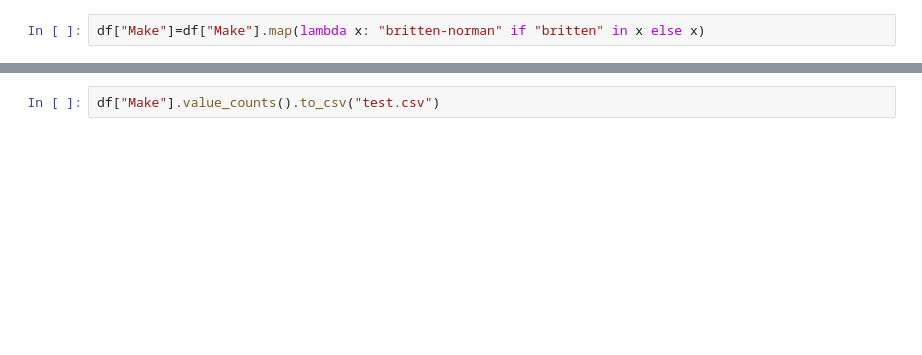
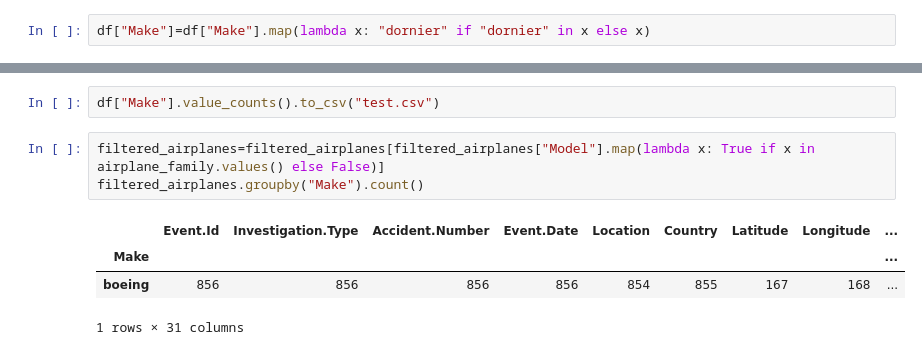
Before and after one commit to jgoett2/AirplaneRecommendations, a Jupyter notebook: AirplaneAnalysis.ipynb, the cells around one changed output, grey strips where cells are left out. Cells and saved outputs as stored; diff of their text form; blank space fills up the shorter version.

```diff
--- a/AirplaneAnalysis.ipynb
+++ b/AirplaneAnalysis.ipynb
@@ -81,7 +81,7 @@ eaa chapter 229                       1
 royse ralph l                         1
 Name: count, Length: 7566, dtype: int64
 # %%
-df["Make"]=df["Make"].map(lambda x: "britten-norman" if "britten" in x else x)
+df["Make"]=df["Make"].map(lambda x: "dornier" if "dornier" in x else x)
 # %%
 df[df["Make"].str.contains("dornier")]["Make"].value_counts()
 # %% [output]
@@ -95,2 +180,10 @@ pd.set_option("display.min_rows", 1000)
 # %%
 df["Make"].value_counts().to_csv("test.csv")
+# %%
+filtered_airplanes=filtered_airplanes[filtered_airplanes["Model"].map(lambda x: True if x in airplane_family.values() else False)]
+filtered_airplanes.groupby("Make").count()
+# %% [output]
+|  | Event.Id | Investigation.Type | Accident.Number | Event.Date | Location | Country | Latitude | Longitude | ... |
+| Make |  |  |  |  |  |  |  |  | ... |
+| boeing | 856 | 856 | 856 | 856 | 854 | 855 | 167 | 168 | ... |
+1 rows × 31 columns
```
Also changed, not shown: parts of 15 cells of this notebook.
